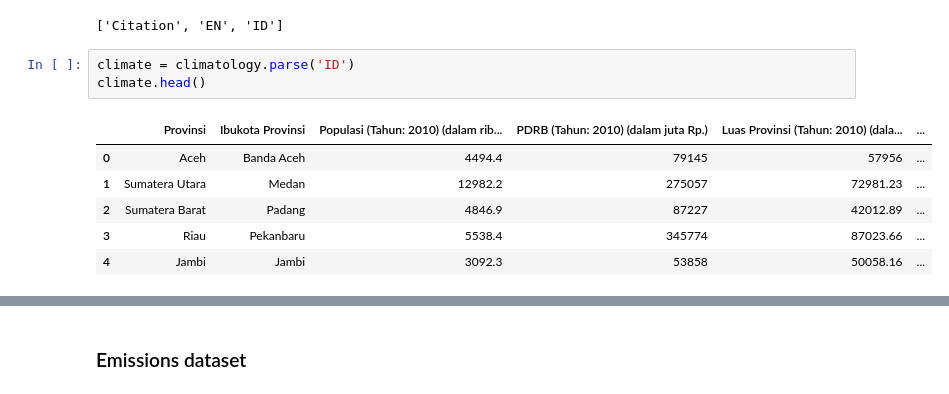
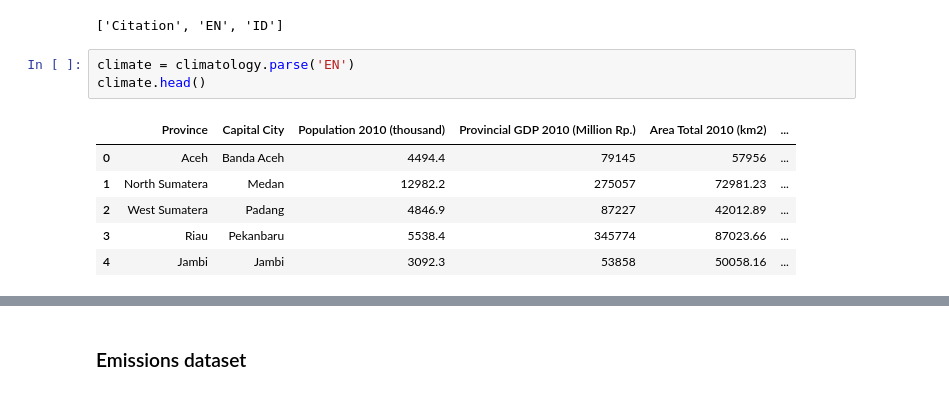
Before and after one commit to sabirinID/Nafas-Air-Quality, a Jupyter notebook: Docs/1-Exploratory-Data-Analysis.ipynb, the cells around one changed output, grey strips where cells are left out. Cells and saved outputs as stored; diff of their text form.

```diff
--- a/Docs/1-Exploratory-Data-Analysis.ipynb
+++ b/Docs/1-Exploratory-Data-Analysis.ipynb
@@ -283,12 +284,12 @@ climatology.sheet_names
 # %% [output]
 ['Citation', 'EN', 'ID']
 # %%
-climate = climatology.parse('ID')
+climate = climatology.parse('EN')
 climate.head()
 # %% [output]
-|  | Provinsi | Ibukota Provinsi | Populasi (Tahun: 2010) (dalam rib... | PDRB (Tahun: 2010) (dalam juta Rp.) | Luas Provinsi (Tahun: 2010) (dala... | ... |
+|  | Province | Capital City | Population 2010 (thousand) | Provincial GDP 2010 (Million Rp.) | Area Total 2010 (km2) | ... |
 | 0 | Aceh | Banda Aceh | 4494.4 | 79145 | 57956 | ... |
-| 1 | Sumatera Utara | Medan | 12982.2 | 275057 | 72981.23 | ... |
-| 2 | Sumatera Barat | Padang | 4846.9 | 87227 | 42012.89 | ... |
+| 1 | North Sumatera | Medan | 12982.2 | 275057 | 72981.23 | ... |
+| 2 | West Sumatera | Padang | 4846.9 | 87227 | 42012.89 | ... |
 | 3 | Riau | Pekanbaru | 5538.4 | 345774 | 87023.66 | ... |
 | 4 | Jambi | Jambi | 3092.3 | 53858 | 50058.16 | ... |
```
Also changed, not shown: parts of 7 cells of this notebook.
